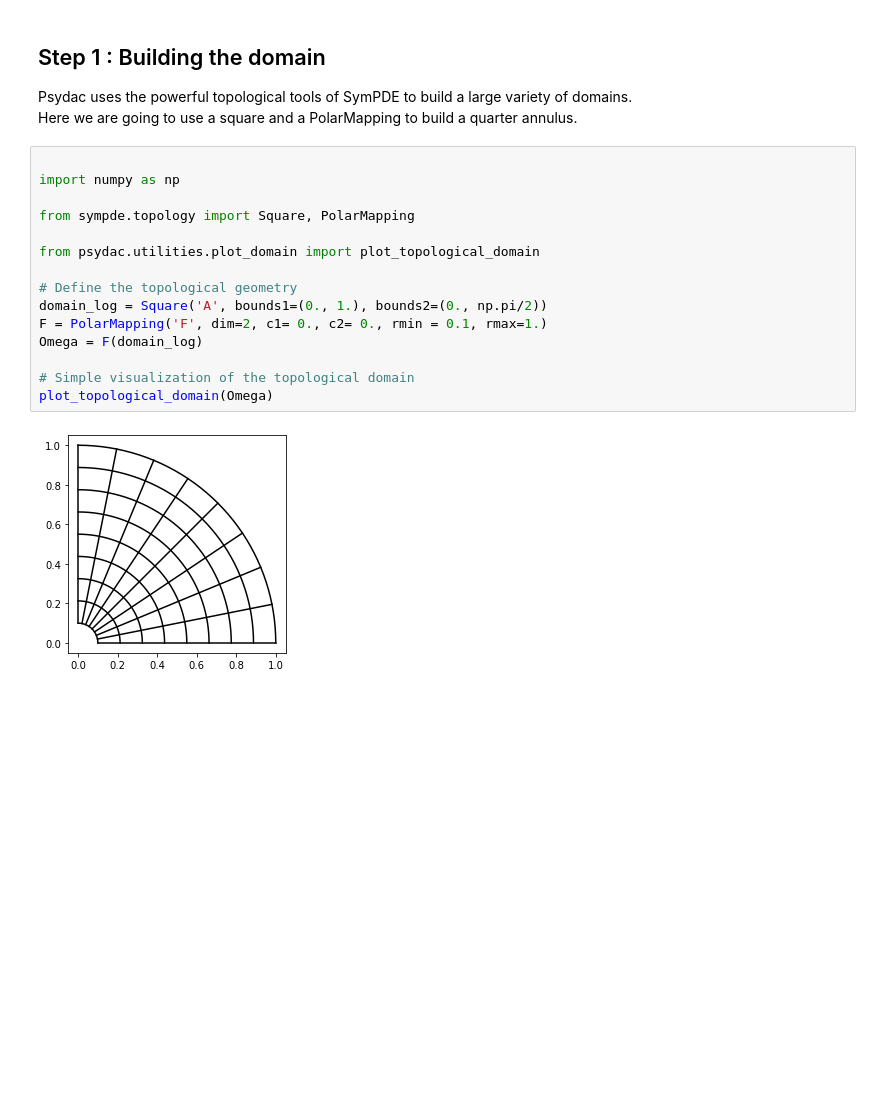
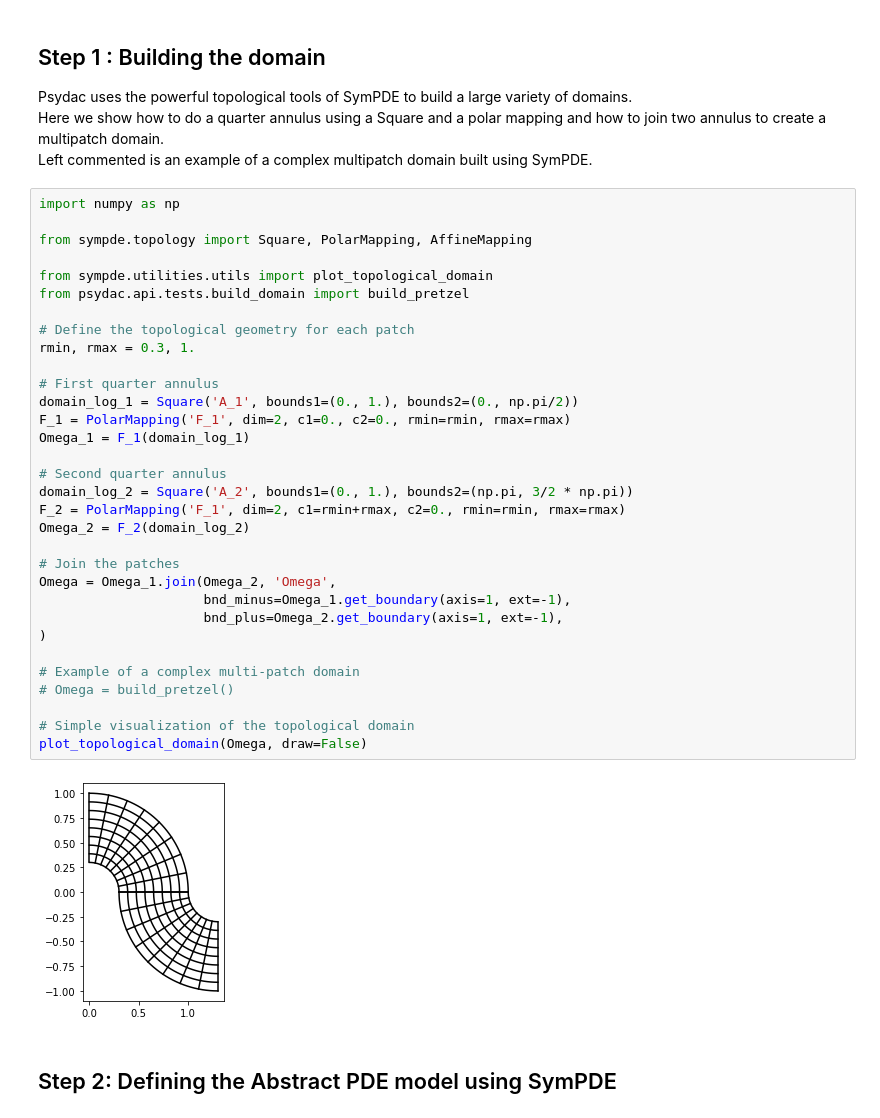
Before and after one commit to pyccel/psydac, a Jupyter notebook: examples/Poisson_non_periodic.ipynb, the cells around one changed output. Saved outputs shown, nothing was run; the diff lists cells and outputs as text; blank space fills up the shorter version.

Commit message:
Example Notebook almost final version

```diff
--- a/examples/Poisson_non_periodic.ipynb
+++ b/examples/Poisson_non_periodic.ipynb
@@ -3,22 +7,42 @@
 # %% [markdown]
 ## Step 1 : Building the domain
 Psydac uses the powerful topological tools of SymPDE to build a large variety of domains.
-Here we are going to use a square and a PolarMapping to build a quarter annulus.
+Here we show how to do a quarter annulus using a Square and a polar mapping and how to join two annulus to create a multipatch domain.
+Left commented is an example of a complex multipatch domain built using SymPDE.
 # %%
-
 import numpy as np
 
-from sympde.topology import Square, PolarMapping
+from sympde.topology import Square, PolarMapping, AffineMapping
 
-from psydac.utilities.plot_domain import plot_topological_domain
+from sympde.utilities.utils import plot_topological_domain
+from psydac.api.tests.build_domain import build_pretzel
 
-# Define the topological geometry
-domain_log = Square('A', bounds1=(0., 1.), bounds2=(0., np.pi/2))
-F = PolarMapping('F', dim=2, c1= 0., c2= 0., rmin = 0.1, rmax=1.)
-Omega = F(domain_log)
+# Define the topological geometry for each patch
+rmin, rmax = 0.3, 1.
+
+# First quarter annulus
+domain_log_1 = Square('A_1', bounds1=(0., 1.), bounds2=(0., np.pi/2))
+F_1 = PolarMapping('F_1', dim=2, c1=0., c2=0., rmin=rmin, rmax=rmax)
+Omega_1 = F_1(domain_log_1)
+
+# Second quarter annulus
+domain_log_2 = Square('A_2', bounds1=(0., 1.), bounds2=(np.pi, 3/2 * np.pi))
+F_2 = PolarMapping('F_1', dim=2, c1=rmin+rmax, c2=0., rmin=rmin, rmax=rmax)
+Omega_2 = F_2(domain_log_2)
+
+# Join the patches
+Omega = Omega_1.join(Omega_2, 'Omega',
+                     bnd_minus=Omega_1.get_boundary(axis=1, ext=-1),
+                     bnd_plus=Omega_2.get_boundary(axis=1, ext=-1),
+)
+
+# Example of a complex multi-patch domain
+# Omega = build_pretzel()
 
 # Simple visualization of the topological domain
-plot_topological_domain(Omega)
+plot_topological_domain(Omega, draw=False)
 # %% [output]
-[figure, old version]
+[figure, new version]
+# %% [markdown]
+## Step 2: Defining the Abstract PDE model using SymPDE
 # %%
```
Also changed, not shown: parts of 13 cells of this notebook.
